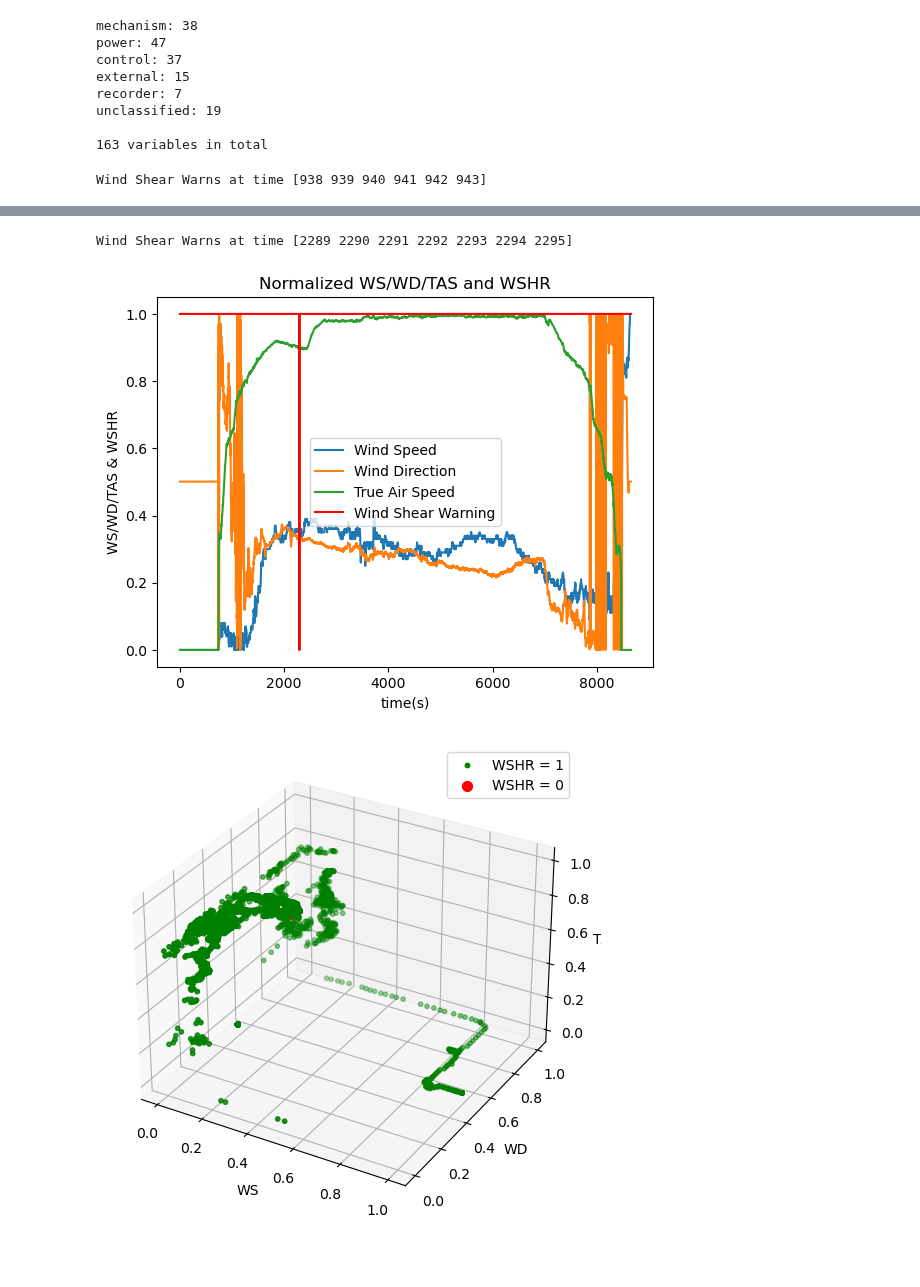
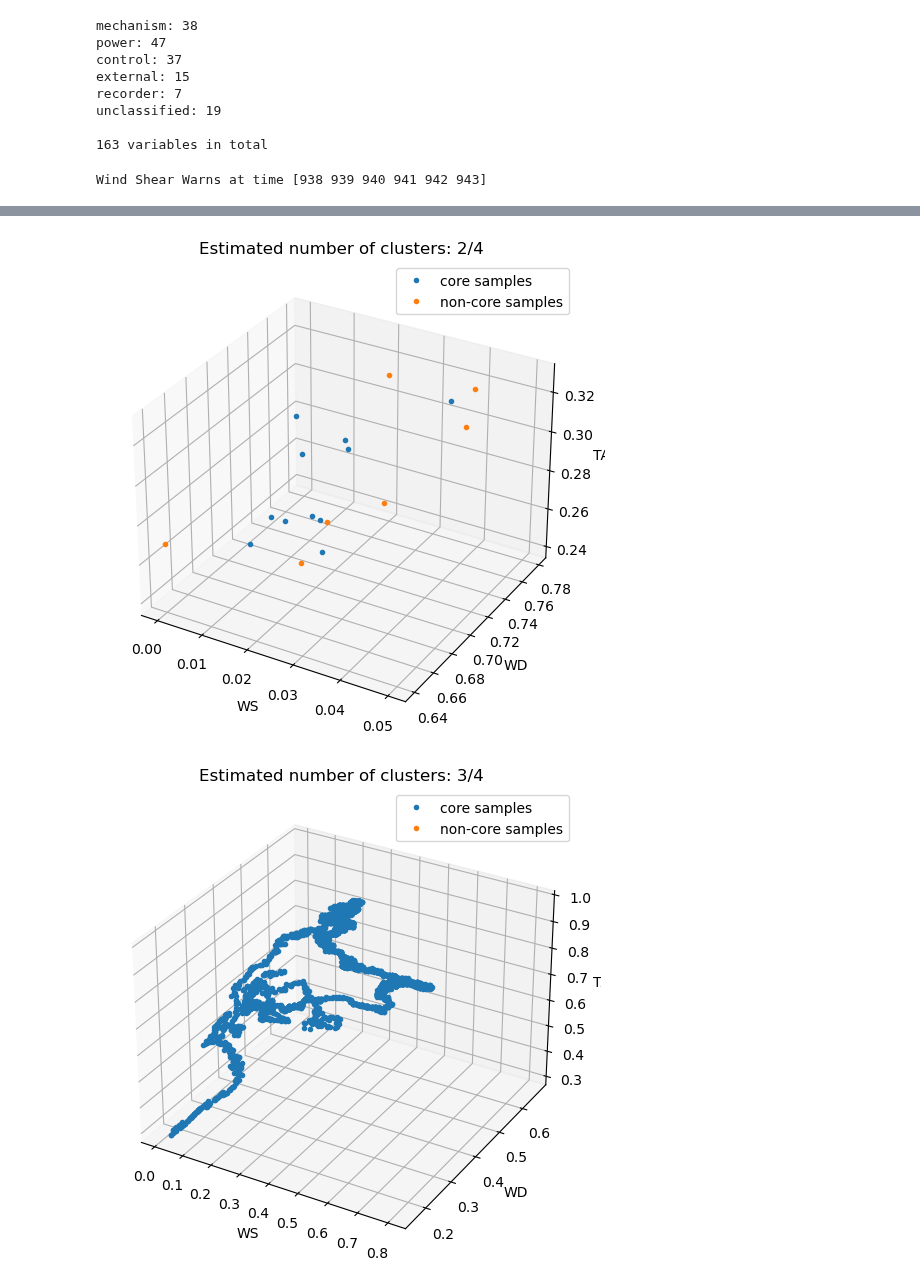
Before and after one commit to srt-uncertainty-wind/code, a Jupyter notebook: WSHRclassify_unsupervised.ipynb, the cells around one changed output, grey strips where cells are left out. Drawn from its saved outputs; the diff is of its cells as text; code cells hidden in the pictures; blank space fills up the shorter version.

Commit message:
decomposed figures

```diff
--- a/WSHRclassify_unsupervised.ipynb
+++ b/WSHRclassify_unsupervised.ipynb
@@ -180,7 +180,7 @@ variable_list = ["WS", "WD", "TAS"]
 
 # 使用DBSCAN进行聚类
 def DBSCAN_cluster(X, epsilon):
-    db = DBSCAN(eps=epsilon, min_samples=10).fit(X)
+    db = DBSCAN(eps=epsilon, min_samples=6).fit(X)
     core_samples_mask = np.zeros_like(db.labels_, dtype=bool)
     core_samples_mask[db.core_sample_indices_] = True
     labels = db.labels_
@@ -193,22 +193,56 @@ def DBSCAN_cluster(X, epsilon):
     unique_labels = set(labels)
     colors = [plt.cm.Spectral(each)
             for each in np.linspace(0, 1, len(unique_labels))]
-    fig = plt.figure(figsize=(5, 5))
-    ax = fig.add_subplot(111, projection='3d')
+
     for k, col in zip(unique_labels, colors):
         # if k == -1:
         #     col = [0, 0, 0, 1]  # 背景颜色
+        # else:
+        fig = plt.figure(figsize=(5, 5))
+        ax = fig.add_subplot(111, projection='3d')
         class_member_mask = (labels == k)
         xy = X[class_member_mask & core_samples_mask]
         # ax.plot(xy[:, 0], xy[:, 1], xy[:, 2], 'o', markerfacecolor=tuple(col), markeredgecolor='k', markersize=5)
-        ax.plot(xy[:, 0], xy[:, 1], xy[:, 2], 'o', markersize=3)
+        ax.plot(xy[:, 0], xy[:, 1], xy[:, 2], 'o', markersize=3, label='core samples')
         xy = X[class_member_mask & ~core_samples_mask]
         # ax.plot(xy[:, 0], xy[:, 1], xy[:, 2], 'o', markerfacecolor=tuple(col), markeredgecolor='k', markersize=5)
-        ax.plot(xy[:, 0], xy[:, 1], xy[:, 2], 'o', markersize=3)
-    ax.set_xlabel(variable_list[0])
-    ax.set_ylabel(variable_list[1])
-    ax.set_zlabel(variable_list[2])
-    # ax.legend()
+        ax.plot(xy[:, 0], xy[:, 1], xy[:, 2], 'o', markersize=3, label='non-core samples')
+        ax.set_xlabel(variable_list[0])
+        ax.set_ylabel(variable_list[1])
+        ax.set_zlabel(variable_list[2])
+        ax.legend()
+        plt.tight_layout()
+        if k == -1:
+            plt.title(f'Noise out of Estimated {n_clusters_} clusters')
+        else:
+            plt.title(f'Estimated number of clusters: {k+1}/{n_clusters_}')
+        plt.show()
+
+    fig_all = plt.figure(figsize=(10, 5))
+    ax_all = fig_all.add_subplot(111, projection='3d')
+    for k, col in zip(unique_labels, colors):
+        if k == -1:
+            class_member_mask = (labels == k)
+            xy = X[class_member_mask & core_samples_mask]
+            # ax.plot(xy[:, 0], xy[:, 1], xy[:, 2], 'o', markerfacecolor=tuple(col), markeredgecolor='k', markersize=5)
+            ax_all.plot(xy[:, 0], xy[:, 1], xy[:, 2], 'o', markersize=3, label=f'core noise')
+            xy = X[class_member_mask & ~core_samples_mask]
+            # ax.plot(xy[:, 0], xy[:, 1], xy[:, 2], 'o', markerfacecolor=tuple(col), markeredgecolor='k', markersize=5)
+            ax_all.plot(xy[:, 0], xy[:, 1], xy[:, 2], 'o', markersize=3, label=f'non-core noise')
+        else:
+            class_member_mask = (labels == k)
+            xy = X[class_member_mask & core_samples_mask]
+            # ax.plot(xy[:, 0], xy[:, 1], xy[:, 2], 'o', markerfacecolor=tuple(col), markeredgecolor='k', markersize=5)
+            ax_all.plot(xy[:, 0], xy[:, 1], xy[:, 2], 'o', markersize=3, label=f'core samples of cluster {k+1}')
+            xy = X[class_member_mask & ~core_samples_mask]
+            # ax.plot(xy[:, 0], xy[:, 1], xy[:, 2], 'o', markerfacecolor=tuple(col), markeredgecolor='k', markersize=5)
+            ax_all.plot(xy[:, 0], xy[:, 1], xy[:, 2], 'o', markersize=3, label=f'non-core samples of cluster {k+1}')
+    ax_all.set_xlabel(variable_list[0])
+    ax_all.set_ylabel(variable_list[1])
+    ax_all.set_zlabel(variable_list[2])
+    ax_legend = fig_all.add_subplot(1, 2, 2)
+    ax_legend.axis('off')
+    ax_all.legend(loc='center left', bbox_to_anchor=(1.25, 0.5))
     plt.tight_layout()
     plt.title('Estimated number of clusters: %d' % n_clusters_)
     plt.show()
@@ -217,8 +251,8 @@ def DBSCAN_cluster(X, epsilon):
 train_X, train_Y = dataConstruct(exception_folder_paths[3], os.listdir(exception_folder_paths[3])[2])
 DBSCAN_cluster(train_X, epsilon=0.05)
 
-test_X, test_Y = dataConstruct(exception_folder_paths[3], os.listdir(exception_folder_paths[3])[8])
-DBSCAN_cluster(test_X, epsilon=0.1)
+# test_X, test_Y = dataConstruct(exception_folder_paths[3], os.listdir(exception_folder_paths[3])[8])
+# DBSCAN_cluster(test_X, epsilon=0.1)
 # %% [output]
 Wind Shear Warns at time [938 939 940 941 942 943]
 [figure]
@@ -227,3 +261,2 @@ Wind Shear Warns at time [938 939 940 941 942 943]
-Wind Shear Warns at time [2289 2290 2291 2292 2293 2294 2295]
-[figure, old version]
+[figure, new version]
-[figure, old version]
+[figure, new version]
```
Also changed, not shown: parts of 1 cell of this notebook.
